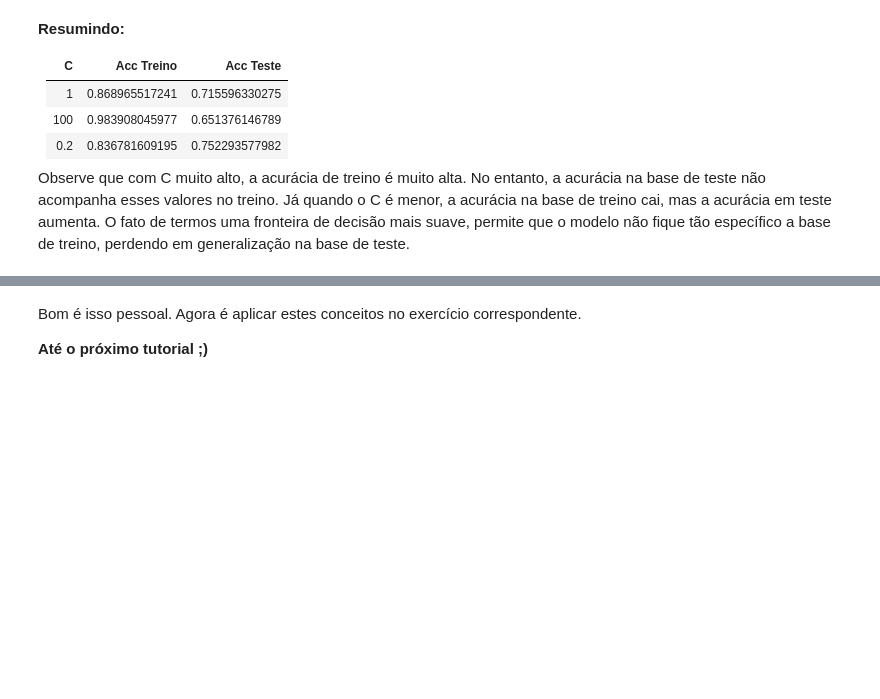
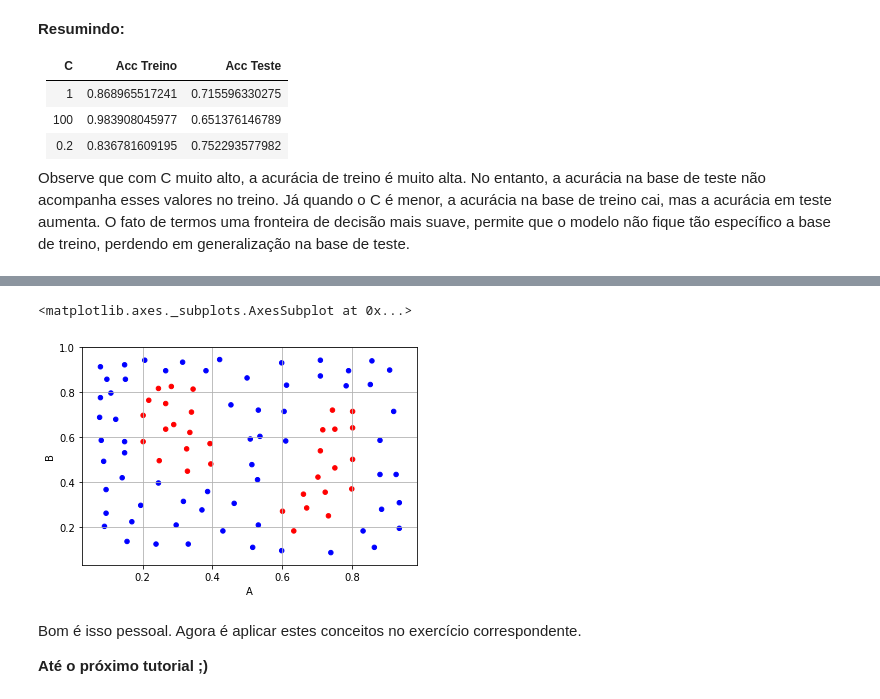
Before and after one commit to adolfoguimaraes/machinelearningclass, a Jupyter notebook: supervisedlearning/05_svm.ipynb, the cells around one changed output, grey strips where cells are left out. Drawn from its saved outputs; the diff is of its cells as text; code cells hidden in the pictures; blank space fills up the shorter version.

```diff
--- a/supervisedlearning/05_svm.ipynb
+++ b/supervisedlearning/05_svm.ipynb
@@ -502,0 +507,10 @@ Observe que com C muito alto, a acurácia de treino é muito alta. No entanto, a
+# %%
+data_ = pd.read_csv("../datasets/svm/SVM_example_dataset.csv", header=None, names=['A', 'B', 'Class'])
+
+colors = {0:'red', 1:'blue'}
+
+# Plotagem dos valores da base de treinamento
+data_.plot(kind='scatter', x='A', y='B',c=data_['Class'].apply(lambda x: colors[x]),grid=True)
+# %% [output]
+<matplotlib.axes._subplots.AxesSubplot at 0x...>
+[figure, added]
```
Also changed, not shown: parts of 4 cells of this notebook, 1 other file.
